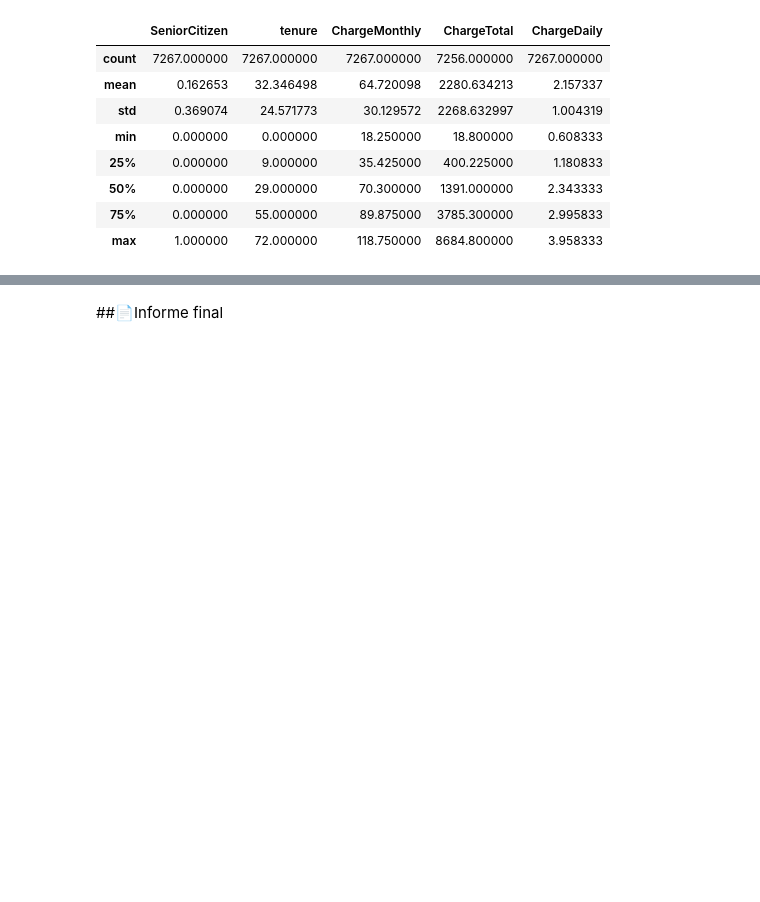
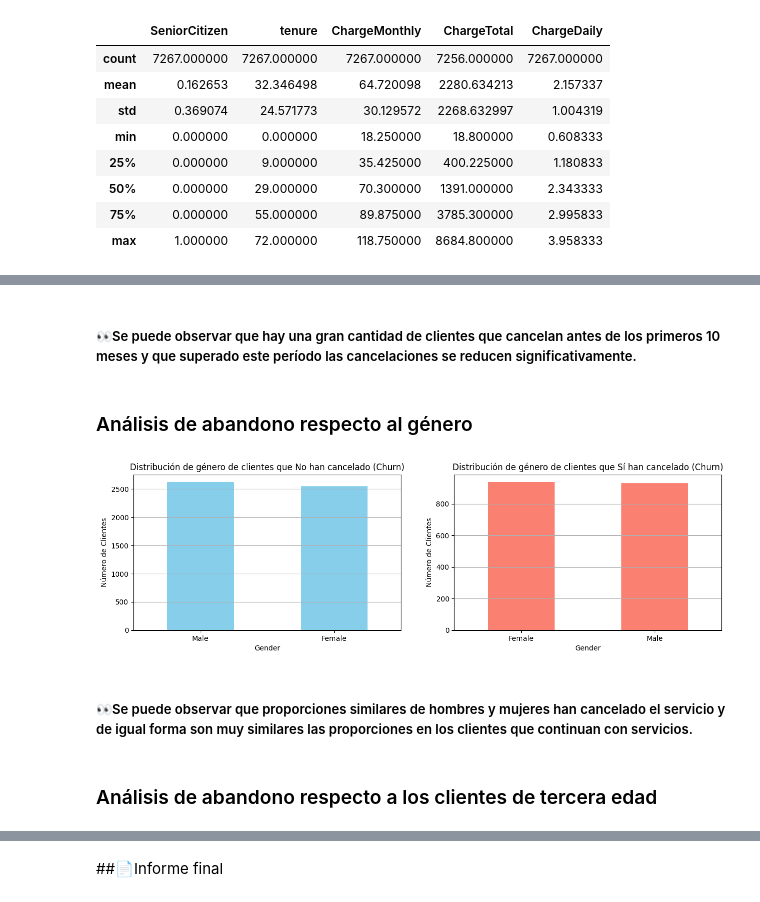
Before and after one commit to ASRR7/challenge_data_visualization, a Jupyter notebook: TelecomX_LATAM.ipynb, the cells around one changed output, grey strips where cells are left out. Drawn from its saved outputs; the diff is of its cells as text; code cells hidden in the pictures; blank space fills up the shorter version.

```diff
--- a/TelecomX_LATAM.ipynb
+++ b/TelecomX_LATAM.ipynb
@@ -97,0 +130,30 @@ df_norm.describe()
+# %% [markdown]
+##### 👀Se puede observar que hay una gran cantidad de clientes que cancelan antes de los primeros 10 meses y que superado este período las cancelaciones se reducen significativamente.
+# %% [markdown]
+### Análisis de abandono respecto al género
+# %%
+fig, ax = plt.subplots(1,2,figsize=(15, 4))
+col = 'gender'
+# Subplot 1: Clientes que NO han cancelado
+df_churn_no[col].value_counts().plot(kind='bar', ax=ax[0], color='skyblue')
+ax[0].set_title(f'Distribución de género de clientes que No han cancelado (Churn)')
+ax[0].set_xlabel(col.capitalize())
+ax[0].set_ylabel('Número de Clientes')
+ax[0].tick_params(axis='x', rotation=0) # Rotar etiquetas para mejor lectura
+ax[0].grid(axis="y")
+
+# Subplot 2: Clientes que SÍ han cancelado
+df_churn_yes[col].value_counts().plot(kind='bar', ax=ax[1], color='salmon')
+ax[1].set_title(f'Distribución de género de clientes que Sí han cancelado (Churn)')
+ax[1].set_xlabel(col.capitalize())
+ax[1].set_ylabel('Número de Clientes')
+ax[1].tick_params(axis='x', rotation=0) # Rotar etiquetas
+ax[1].grid(axis="y")
+
+plt.show()
+# %% [output]
+[figure, added]
+# %% [markdown]
+##### 👀Se puede observar que proporciones similares de hombres y mujeres han cancelado el servicio y de igual forma son muy similares las proporciones en los clientes que continuan con servicios.
+# %% [markdown]
+### Análisis de abandono respecto a los clientes de tercera edad
```
Also changed, not shown: parts of 46 cells of this notebook, 10 other files.
